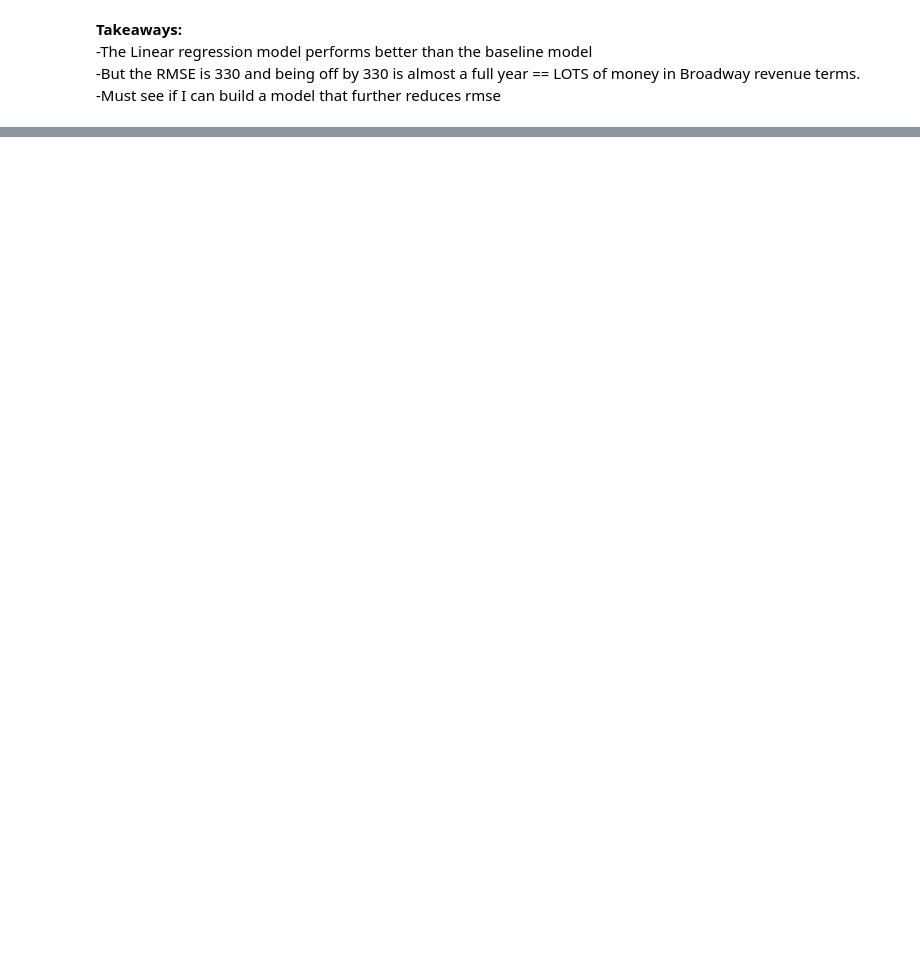
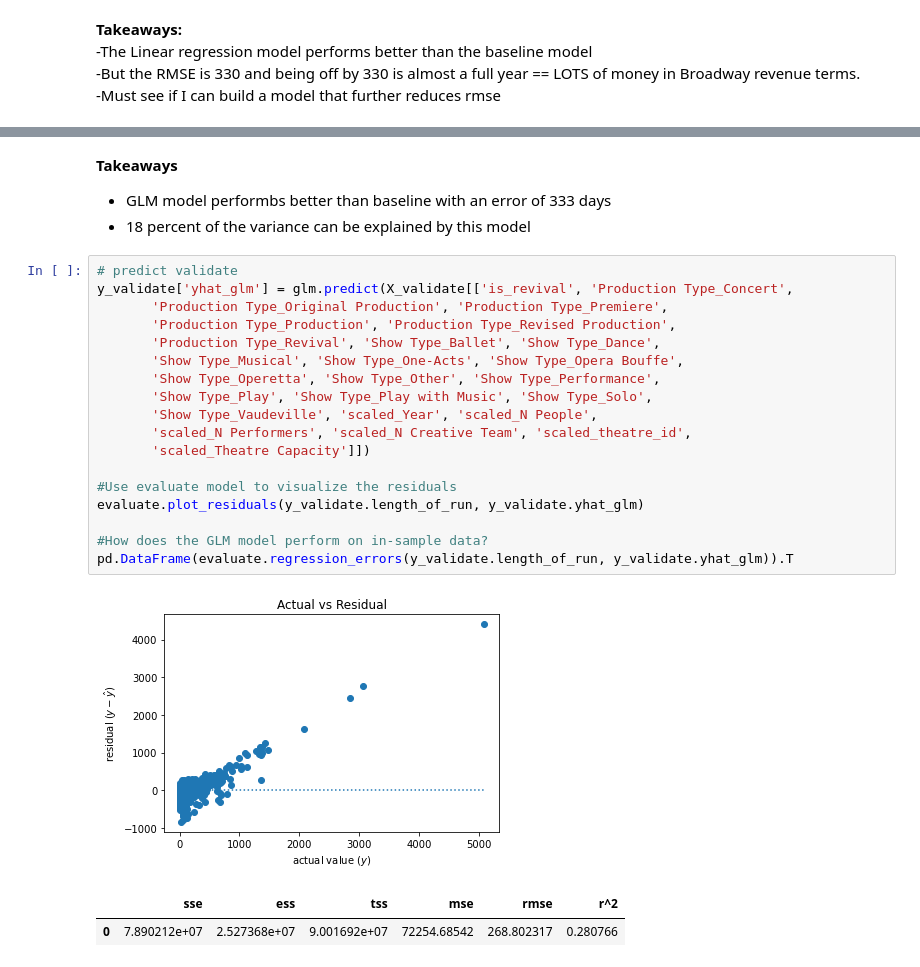
Before and after one commit to justin-m-sullivan/broadway_shows_fade_to_black, a Jupyter notebook: explore_workbook.ipynb, the cells around one changed output, grey strips where cells are left out. Cells and saved outputs as stored; diff of their text form; blank space fills up the shorter version.

```diff
--- a/explore_workbook.ipynb
+++ b/explore_workbook.ipynb
@@ -519,0 +455,26 @@ dtype: float64
+# %% [markdown]
+**Takeaways**<br>
+- GLM model performbs better than baseline with an error of 333 days
+- 18 percent of the variance can be explained by this model
+# %%
+# predict validate
+y_validate['yhat_glm'] = glm.predict(X_validate[['is_revival', 'Production Type_Concert',
+       'Production Type_Original Production', 'Production Type_Premiere',
+       'Production Type_Production', 'Production Type_Revised Production',
+       'Production Type_Revival', 'Show Type_Ballet', 'Show Type_Dance',
+       'Show Type_Musical', 'Show Type_One-Acts', 'Show Type_Opera Bouffe',
+       'Show Type_Operetta', 'Show Type_Other', 'Show Type_Performance',
+       'Show Type_Play', 'Show Type_Play with Music', 'Show Type_Solo',
+       'Show Type_Vaudeville', 'scaled_Year', 'scaled_N People',
+       'scaled_N Performers', 'scaled_N Creative Team', 'scaled_theatre_id',
+       'scaled_Theatre Capacity']])
+
+#Use evaluate model to visualize the residuals
+evaluate.plot_residuals(y_validate.length_of_run, y_validate.yhat_glm)
+
+#How does the GLM model perform on in-sample data?
+pd.DataFrame(evaluate.regression_errors(y_validate.length_of_run, y_validate.yhat_glm)).T
+# %% [output]
+[figure, added]
+|  | sse | ess | tss | mse | rmse | r^2 |
+| 0 | 7.890212e+07 | 2.527368e+07 | 9.001692e+07 | 72254.68542 | 268.802317 | 0.280766 |
```
Also changed, not shown: parts of 23 cells of this notebook.
